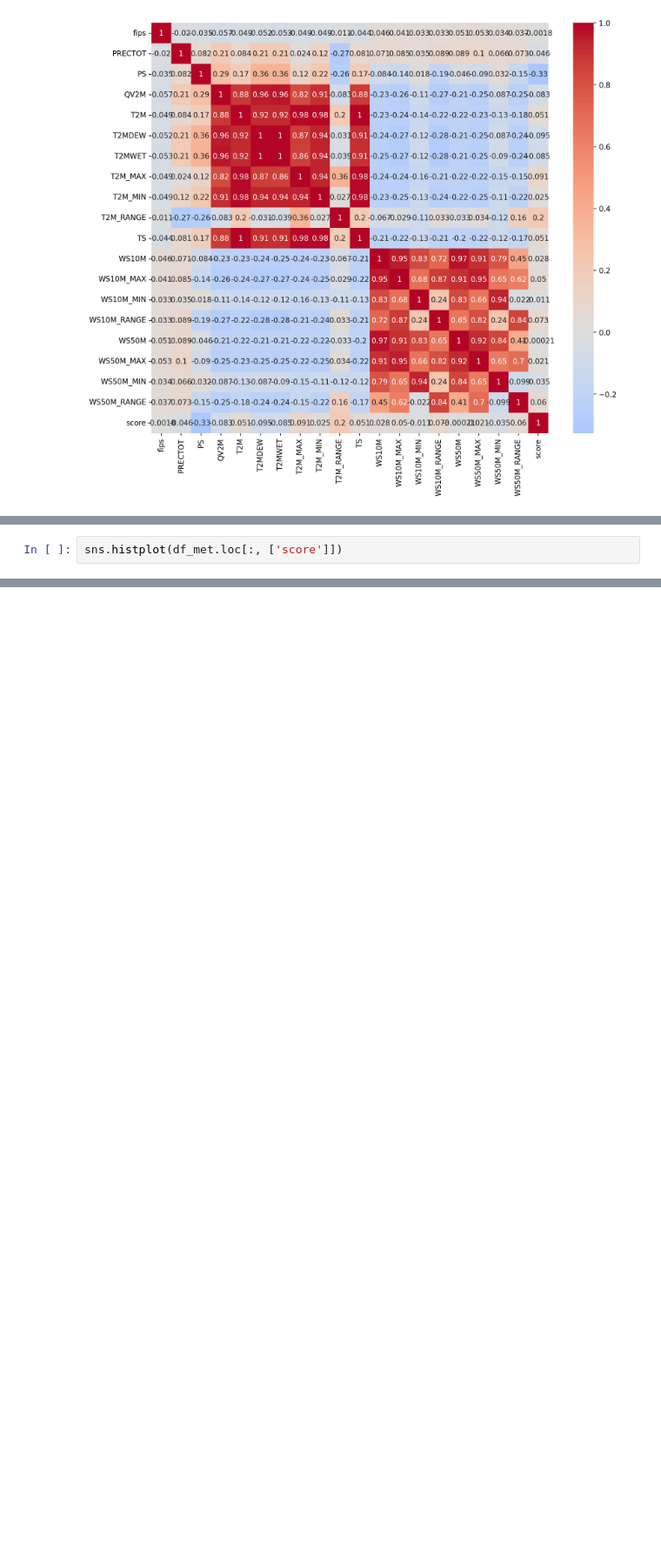
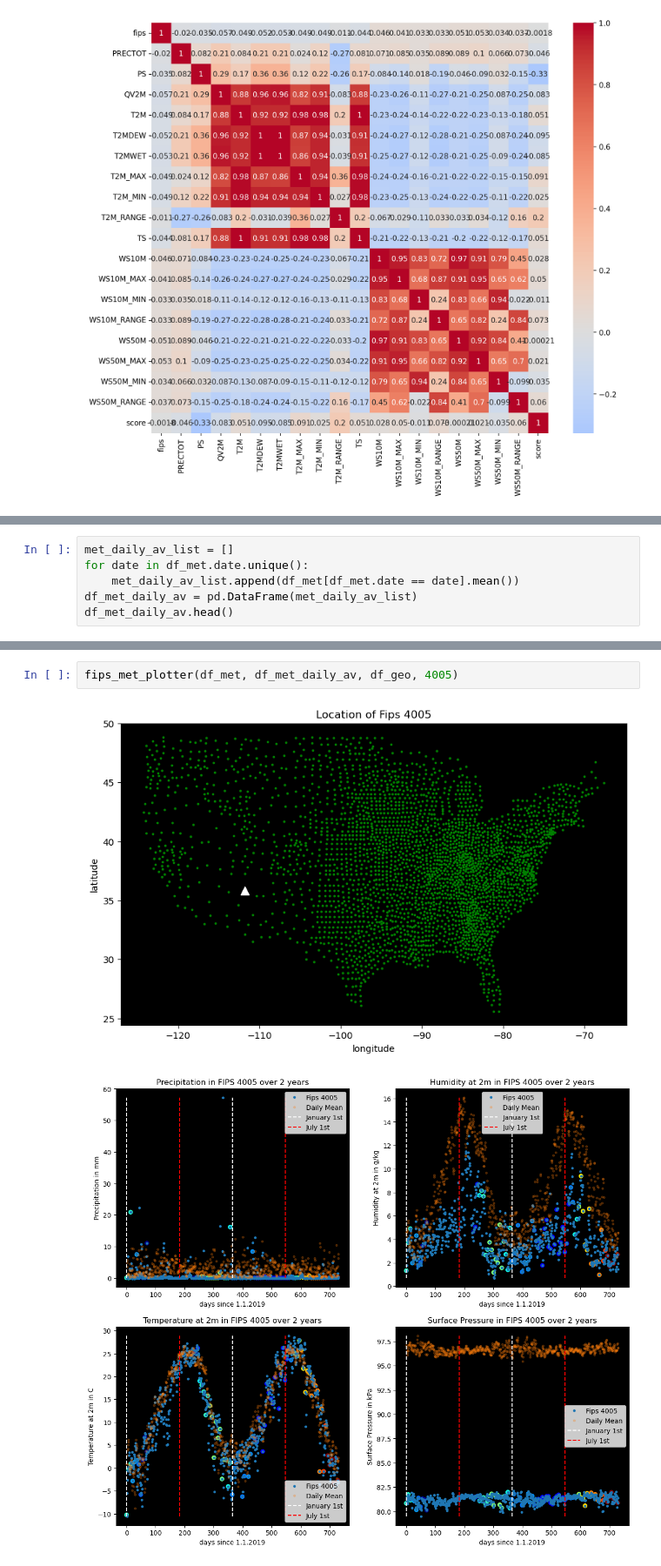
Before and after one commit to friedrichsittner/portfolio_project, a Jupyter notebook: notebooks/met_exploration.ipynb, the cells around one changed output, grey strips where cells are left out. Shown at 87% size. Drawn from its saved outputs; the diff is of its cells as text; blank space fills up the shorter version.

```diff
--- a/notebooks/met_exploration.ipynb
+++ b/notebooks/met_exploration.ipynb
@@ -99,2 +108,6 @@ sns.heatmap(df_met_wind.corr(numeric_only=True), annot=True, cmap="coolwarm", ce
 # %%
-sns.histplot(df_met.loc[:, ['score']])
+met_daily_av_list = []
+for date in df_met.date.unique():
+    met_daily_av_list.append(df_met[df_met.date == date].mean())
+df_met_daily_av = pd.DataFrame(met_daily_av_list)
+df_met_daily_av.head()
@@ -100,0 +171,5 @@ sns.histplot(df_met.loc[:, ['score']])
+# %%
+fips_met_plotter(df_met, df_met_daily_av, df_geo, 4005)
+# %% [output]
+[figure, added]
+[figure, added]
```
Also changed, not shown: parts of 17 cells of this notebook.
